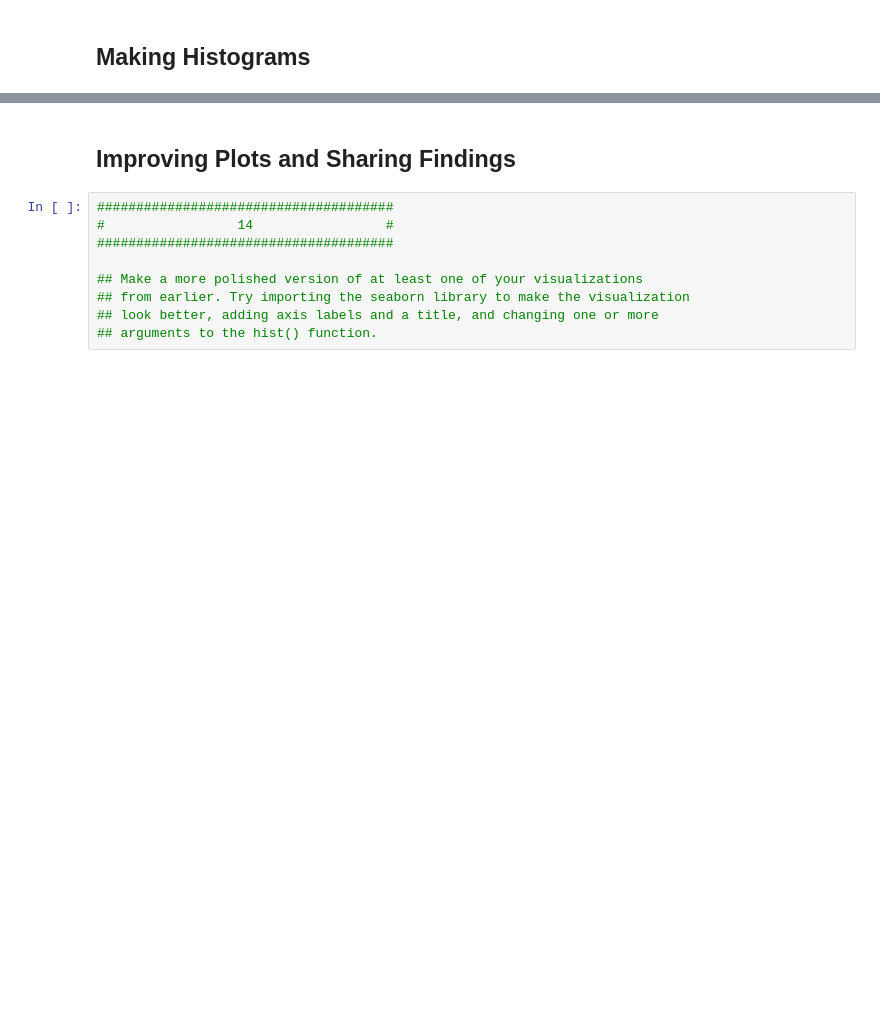
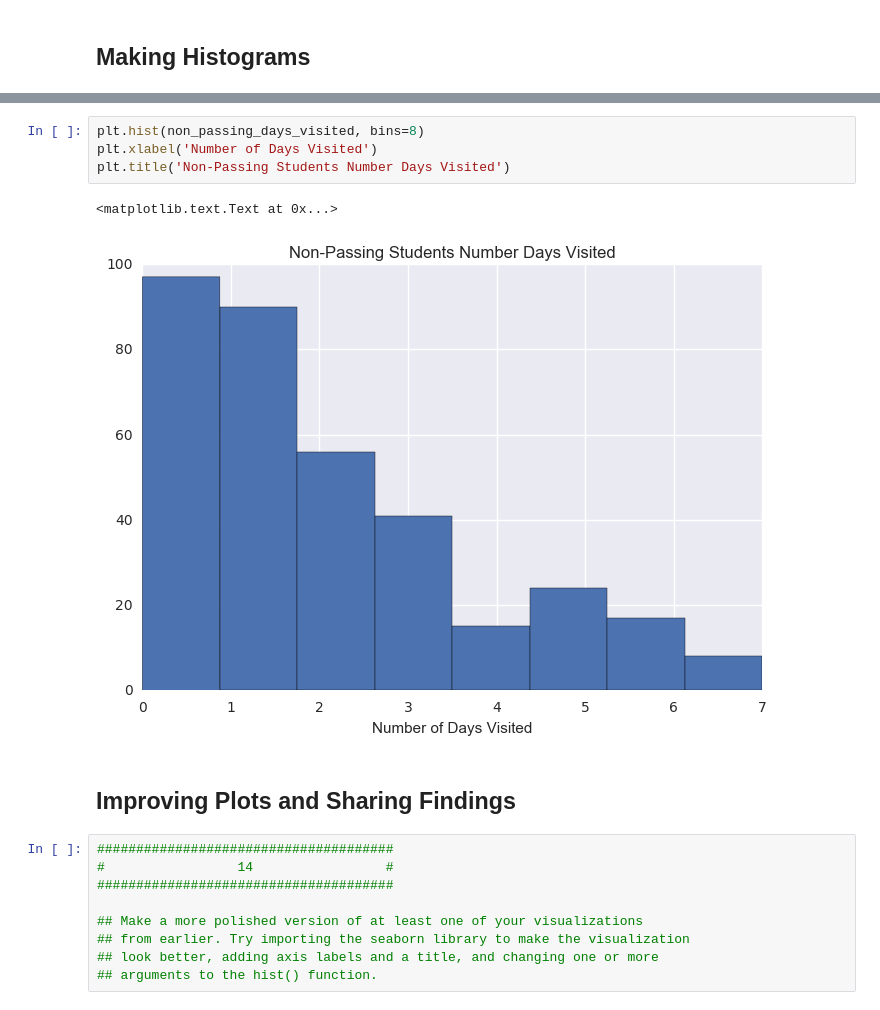
Before and after one commit to dnguyen22/Udacity-Intro-to-Data-Analysis, a Jupyter notebook: L1_Starter_Code.ipynb, the cells around one changed output, grey strips where cells are left out. Saved outputs shown, nothing was run; the diff lists cells and outputs as text; blank space fills up the shorter version.

```diff
--- a/L1_Starter_Code.ipynb
+++ b/L1_Starter_Code.ipynb
@@ -410,3 +526,10 @@ non_passing_engagement =
+# %%
+plt.hist(non_passing_days_visited, bins=8)
+plt.xlabel('Number of Days Visited')
+plt.title('Non-Passing Students Number Days Visited')
+# %% [output]
+<matplotlib.text.Text at 0x...>
+[figure, added]
 # %% [markdown]
 ## Improving Plots and Sharing Findings
 # %%
```
Also changed, not shown: parts of 9 cells of this notebook.
